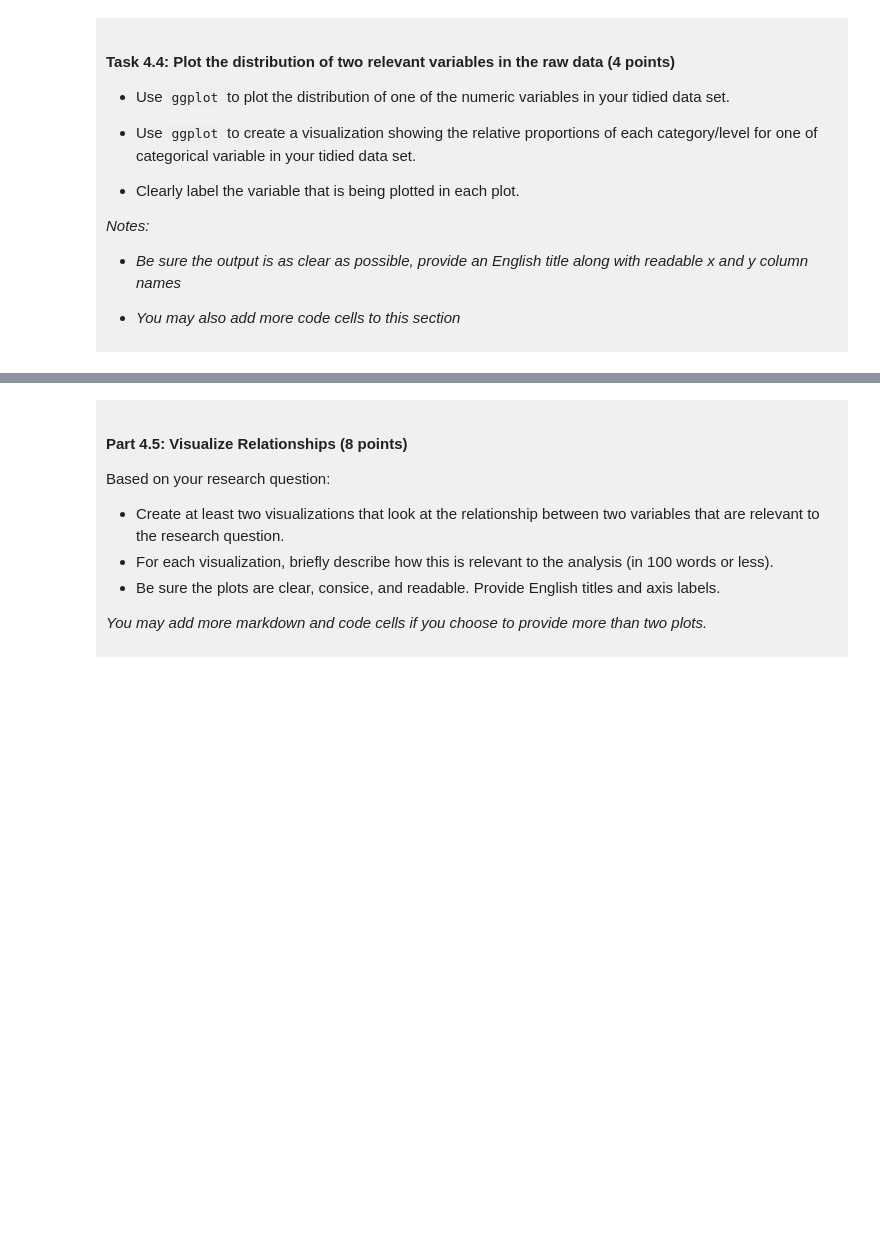
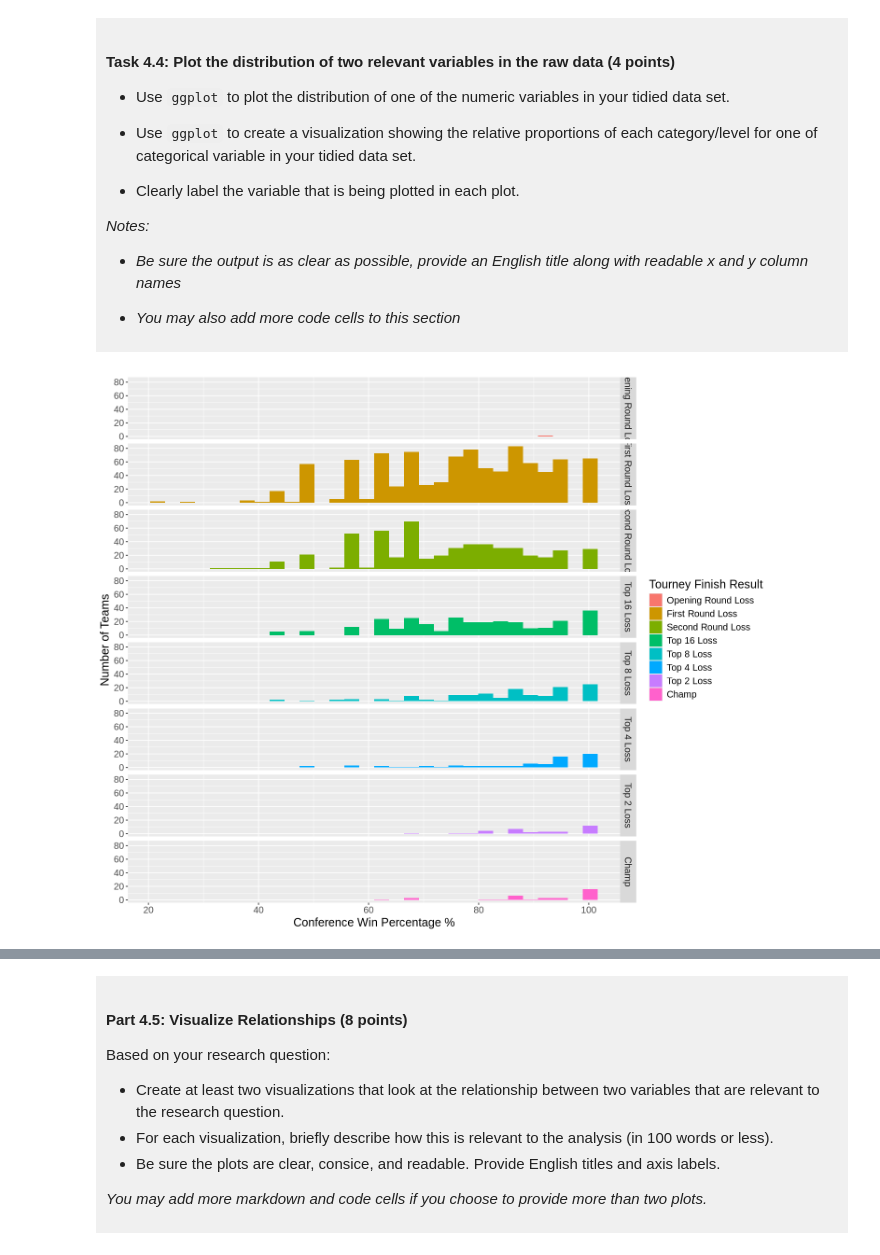
Before and after one commit to bridgetzrx/dsci-100-project-bridget-zhang, a Jupyter notebook: dsci-100-project-notebook.ipynb, the cells around one changed output, grey strips where cells are left out. Drawn from its saved outputs; the diff is of its cells as text; code cells hidden in the pictures; blank space fills up the shorter version.

```diff
--- a/dsci-100-project-notebook.ipynb
+++ b/dsci-100-project-notebook.ipynb
@@ -277,4 +308,16 @@ You will refine your research question (if needed) and produce a tidy data set.
 - Show the outputted table.
 </div>
 # %%
-### EDIT THIS CODE CELL ###
+#conf_win_pct
+
+#make the levels ordered
+basketball_tourney <- basketball_tourney |>
+    mutate(tourney_finish = factor(tourney_finish, levels = c("opening_round_loss", "first_round_loss", "second_round_loss", "top_16_loss", "top_8_loss", "top_4_loss", "top_2_loss", "champ")))
+
+#group by tourney_finish to get mean of each conf_wins_pct
+basketball_conf_mean <- basketball_tourney |>
+    group_by(tourney_finish) |>
+    summarize(mean_conf_wins_pct = mean(conf_wins_pct))
+
+
+basketball_conf_mean
@@ -296,5 +351,30 @@ You will refine your research question (if needed) and produce a tidy data set.
 
 </div>
 # %%
-### EDIT THIS CODE CELL FOR PLOT 1 ###
+options(repr.plot.width = 12, repr.plot.height = 10)
+
+#so the underscores are removed, solely for plotting purposes
+basketball_clean_names <- basketball_tourney |>
+    mutate(tourney_finish = fct_recode(tourney_finish, "Opening Round Loss" = "opening_round_loss",
+                                       "First Round Loss" = "first_round_loss",
+                                       "Second Round Loss" = "second_round_loss",
+                                       "Top 16 Loss" = "top_16_loss",
+                                       "Top 8 Loss" = "top_8_loss",
+                                       "Top 4 Loss" = "top_4_loss",
+                                       "Top 2 Loss" = "top_2_loss",
+                                       "Champ" = "champ"))
+
+#histogram of conference wins percentage distribution of each tourney_finish
+conf_wins_distribution <- basketball_clean_names |>
+    ggplot(aes(x = conf_wins_pct, fill = tourney_finish)) +
+    geom_histogram(bins = 30) + #to show distribution of the percentage of conference wins
+    facet_grid(rows = vars(tourney_finish)) + #for each tourney_finish
+    labs(x = "Conference Win Percentage %",
+         y = "Number of Teams",
+         fill = "Tourney Finish Result"
+    ) +
+    theme(text = element_text(size = 15))
+conf_wins_distribution
+# %% [output]
+[figure, added]
 # %%
```
Also changed, not shown: parts of 12 cells of this notebook.
